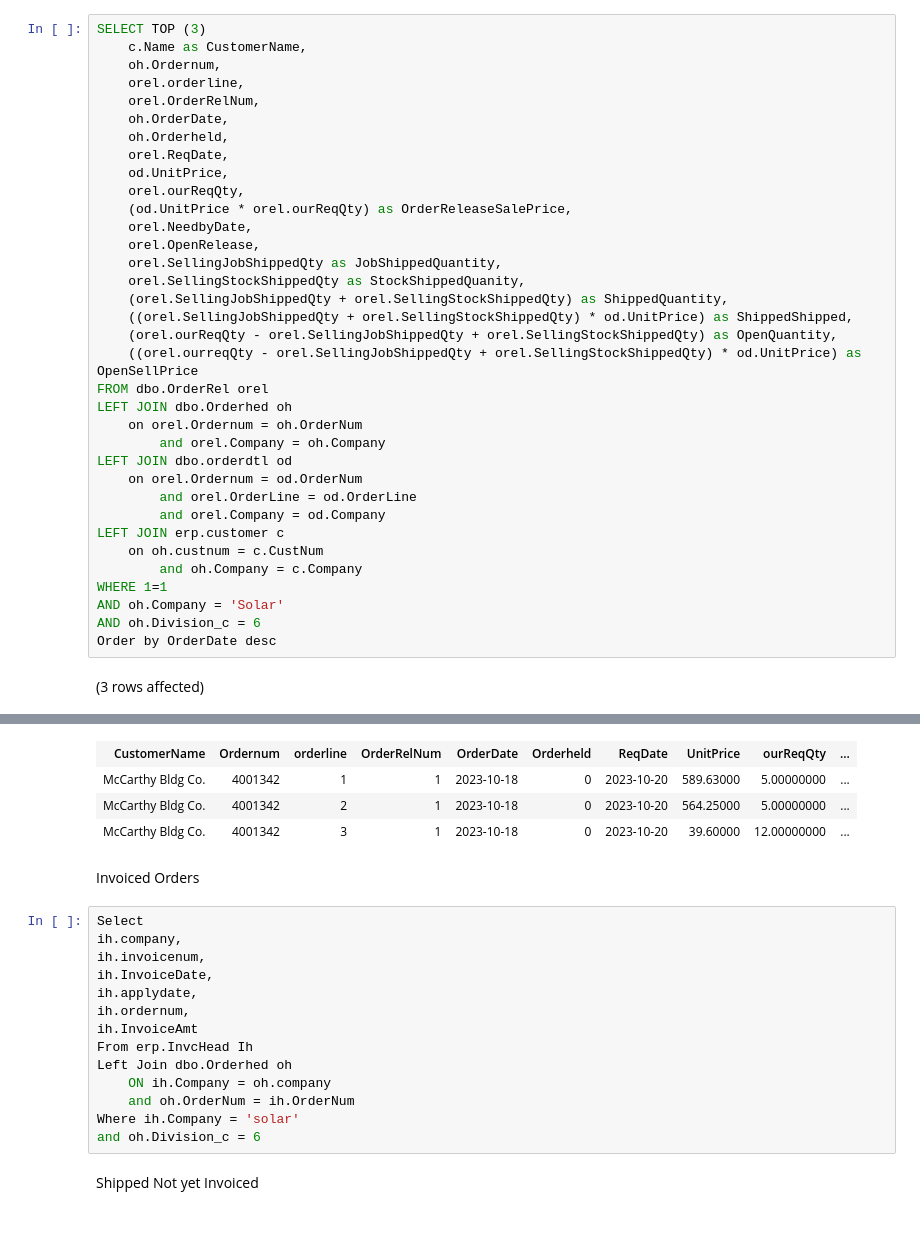
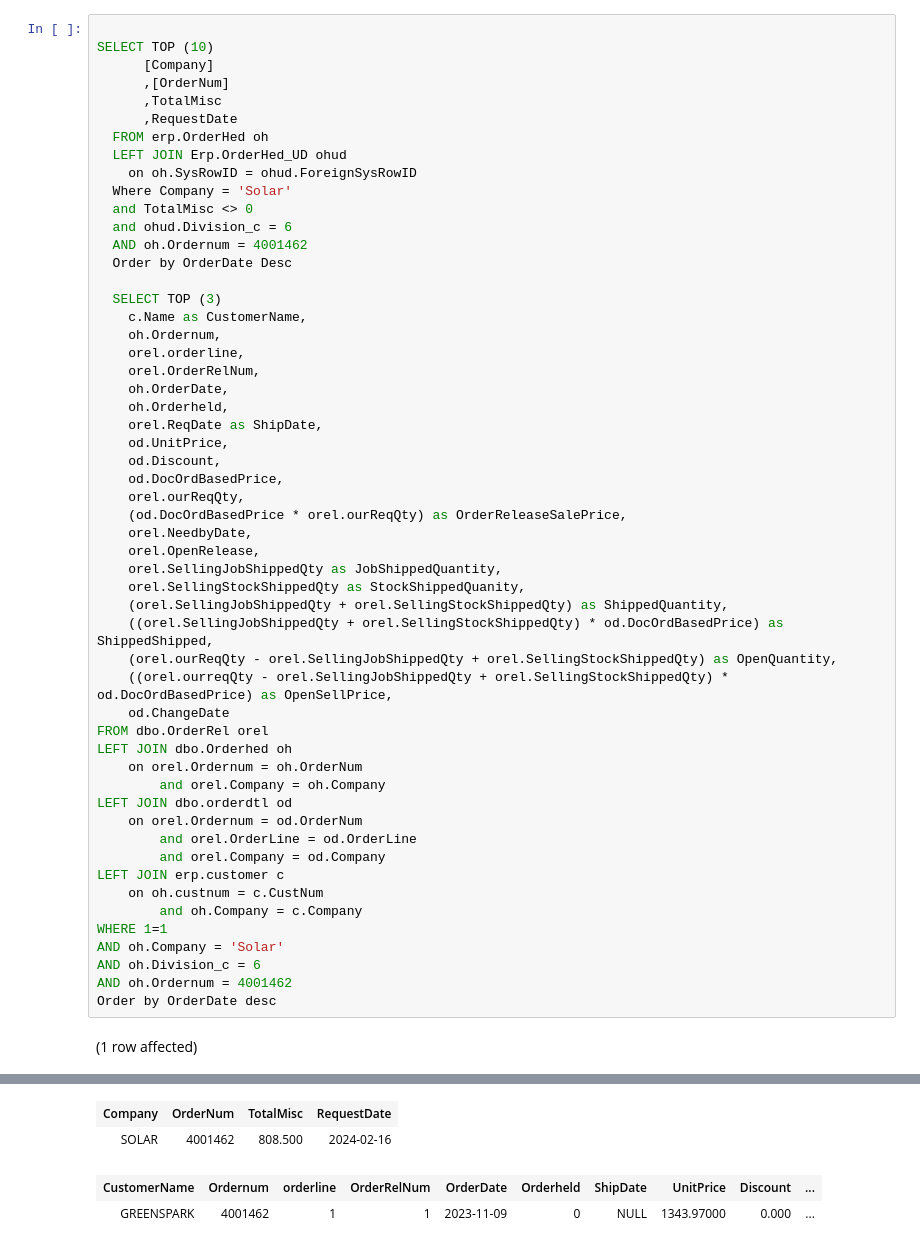
Before and after one commit to mdelisio/SQL-Scripts, a Jupyter notebook: Notebook-ebos order forecast.ipynb, the cells around one changed output, grey strips where cells are left out. Saved outputs shown, nothing was run; the diff lists cells and outputs as text.

Commit message:
ebos order updates 11.14.23

```diff
--- a/Notebook-ebos order forecast.ipynb
+++ b/Notebook-ebos order forecast.ipynb
@@ -34,25 +641,43 @@ Total execution time: 00:00:00.285
 | Company | CustID | CustNum | Name | Address1 | Address2 | Address3 | City | State | Zip | Country | ResaleID | ... |
 | SOLAR | ROUGH | 4 | ROUGH BROTHERS INC | 5513 VINE STREET |  |  | CINCINNATI | OH | 45217 |  |  | ... |
 # %%
-SELECT TOP (3)
+
+SELECT TOP (10)
+      [Company]
+      ,[OrderNum]
+      ,TotalMisc
+      ,RequestDate
+  FROM erp.OrderHed oh
+  LEFT JOIN Erp.OrderHed_UD ohud
+    on oh.SysRowID = ohud.ForeignSysRowID
+  Where Company = 'Solar'
+  and TotalMisc <> 0
+  and ohud.Division_c = 6
+  AND oh.Ordernum = 4001462
+  Order by OrderDate Desc
+
+  SELECT TOP (3)
     c.Name as CustomerName,
     oh.Ordernum,
     orel.orderline,
     orel.OrderRelNum,
     oh.OrderDate,
     oh.Orderheld,
-    orel.ReqDate,
+    orel.ReqDate as ShipDate,
     od.UnitPrice,
+    od.Discount,
+    od.DocOrdBasedPrice,
     orel.ourReqQty,
-    (od.UnitPrice * orel.ourReqQty) as OrderReleaseSalePrice,
+    (od.DocOrdBasedPrice * orel.ourReqQty) as OrderReleaseSalePrice,
     orel.NeedbyDate,
     orel.OpenRelease,
     orel.SellingJobShippedQty as JobShippedQuantity,
     orel.SellingStockShippedQty as StockShippedQuanity,
     (orel.SellingJobShippedQty + orel.SellingStockShippedQty) as ShippedQuantity,
-    ((orel.SellingJobShippedQty + orel.SellingStockShippedQty) * od.UnitPrice) as ShippedShipped,
+    ((orel.SellingJobShippedQty + orel.SellingStockShippedQty) * od.DocOrdBasedPrice) as ShippedShipped,
     (orel.ourReqQty - orel.SellingJobShippedQty + orel.SellingStockShippedQty) as OpenQuantity,
-    ((orel.ourreqQty - orel.SellingJobShippedQty + orel.SellingStockShippedQty) * od.UnitPrice) as OpenSellPrice
+    ((orel.ourreqQty - orel.SellingJobShippedQty + orel.SellingStockShippedQty) * od.DocOrdBasedPrice) as OpenSellPrice,
+    od.ChangeDate
 FROM dbo.OrderRel orel
 LEFT JOIN dbo.Orderhed oh
     on orel.Ordernum = oh.OrderNum
@@ -67,6 +692,7 @@ LEFT JOIN erp.customer c
 WHERE 1=1
 AND oh.Company = 'Solar'
 AND oh.Division_c = 6
+AND oh.Ordernum = 4001462
 Order by OrderDate desc
 # %% [output]
-(3 rows affected)
+(1 row affected)
@@ -74,22 +701,4 @@ Total execution time: 00:00:00.094
-| CustomerName | Ordernum | orderline | OrderRelNum | OrderDate | Orderheld | ReqDate | UnitPrice | ourReqQty | ... |
-| McCarthy Bldg Co. | 4001342 | 1 | 1 | 2023-10-18 | 0 | 2023-10-20 | 589.63000 | 5.00000000 | ... |
-| McCarthy Bldg Co. | 4001342 | 2 | 1 | 2023-10-18 | 0 | 2023-10-20 | 564.25000 | 5.00000000 | ... |
-| McCarthy Bldg Co. | 4001342 | 3 | 1 | 2023-10-18 | 0 | 2023-10-20 | 39.60000 | 12.00000000 | ... |
+| Company | OrderNum | TotalMisc | RequestDate |
+| SOLAR | 4001462 | 808.500 | 2024-02-16 |
+| CustomerName | Ordernum | orderline | OrderRelNum | OrderDate | Orderheld | ShipDate | UnitPrice | Discount | ... |
+| GREENSPARK | 4001462 | 1 | 1 | 2023-11-09 | 0 | NULL | 1343.97000 | 0.000 | ... |
-# %% [markdown]
-Invoiced Orders
-# %%
-Select
-ih.company,
-ih.invoicenum,
-ih.InvoiceDate,
-ih.applydate,
-ih.ordernum,
-ih.InvoiceAmt
-From erp.InvcHead Ih
-Left Join dbo.Orderhed oh
-    ON ih.Company = oh.company
-    and oh.OrderNum = ih.OrderNum
-Where ih.Company = 'solar'
-and oh.Division_c = 6
-# %% [markdown]
-Shipped Not yet Invoiced
```
Also changed, not shown: parts of 30 cells of this notebook, 1 other file.
